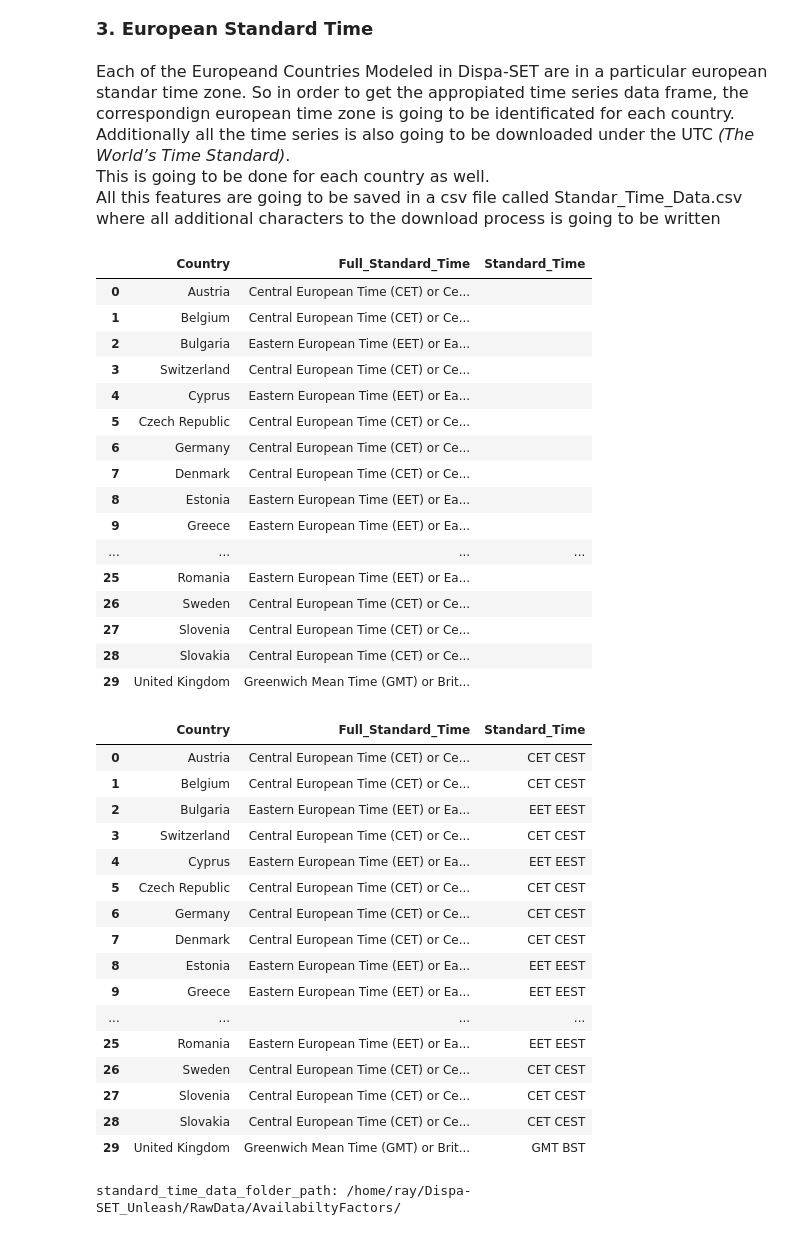
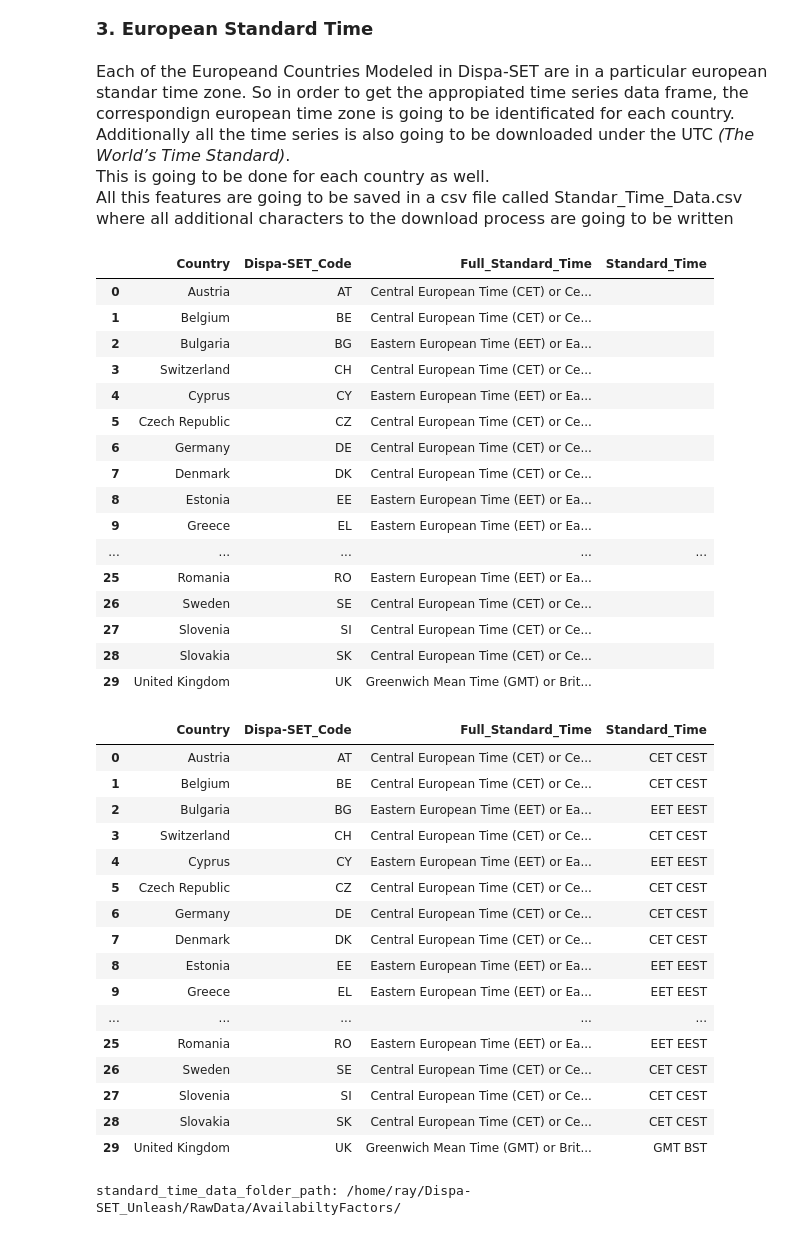
Before and after one commit to RayRojasCandia/Dispa-SET_Unleash, a Jupyter notebook: scripts/Data_Processing/Availability_Factor.ipynb, the cells around one changed output. Saved outputs shown, nothing was run; the diff lists cells and outputs as text; code cells hidden in the pictures.

```diff
--- a/scripts/Data_Processing/Availability_Factor.ipynb
+++ b/scripts/Data_Processing/Availability_Factor.ipynb
@@ -63,7 +64,7 @@ Additionally all the time series is also going to be downloaded under the UTC <e
 <br>
 This is going to be done for each country as well.
     <br>
-All this features are going to be saved in a csv file called Standar_Time_Data.csv where all additional characters to the download process is going to be written
+All this features are going to be saved in a csv file called Standar_Time_Data.csv where all additional characters to the download process are going to be written
 </div>
 # %%
 # Define lists of countries and standard times
@@ -73,6 +74,10 @@ countries = [
     "Croatia", "Hungary", "Ireland", "Italy", "Lithuania", "Luxembourg", "Latvia",
     "Malta", "Netherlands", "Norway", "Poland", "Portugal", "Romania", "Sweden",
     "Slovenia", "Slovakia", "United Kingdom"
+]
+
+dispaSET_codes = ["AT", "BE", "BG", "CH", "CY", "CZ", "DE", "DK", "EE", "EL", "ES", "FI", "FR", "HR", "HU",
+                  "IE", "IT", "LT", "LU", "LV", "MT", "NL", "NO", "PL", "PT", "RO", "SE", "SI", "SK", "UK"
 ]
 
 standard_times = [
@@ -88,51 +93,51 @@ standard_times = [
     "Eastern European Time (EET) or Eastern European Summer Time (EEST) when daylight saving time is observed",
     "Central European Time (CET) or Central European Summer Time (CEST) when daylight saving time is observed",
     "Eastern European Time (EET) or Eastern European Summer Time (EEST) when daylight saving time is observed",
     "Central European Time (CET) or Central European Summer Time (CEST) when daylight saving time is observed",
     "Central European Time (CET) or Central European Summer Time (CEST) when daylight saving time is observed",
     "Central European Time (CET) or Central European Summer Time (CEST) when daylight saving time is observed",
     "Greenwich Mean Time (GMT) or Irish Standard Time (IST) when daylight saving time is observed",
     "Central European Time (CET) or Central European Summer Time (CEST) when daylight saving time is observed",
     "Eastern European Time (EET) or Eastern European Summer Time (EEST) when daylight saving time is observed",
     "Central European Time (CET) or Central European Summer Time (CEST) when daylight saving time is observed",
     "Eastern European Time (EET) or Eastern European Summer Time (EEST) when daylight saving time is observed",
     "Central European Time (CET) or Central European Summer Time (CEST) when daylight saving time is observed",
     "Central European Time (CET) or Central European Summer Time (CEST) when daylight saving time is observed",
     "Central European Time (CET) or Central European Summer Time (CEST) when daylight saving time is observed",
     "Central European Time (CET) or Central European Summer Time (CEST) when daylight saving time is observed",
     "Western European Time (WET) or Western European Summer Time (WEST) when daylight saving time is observed",
     "Eastern European Time (EET) or Eastern European Summer Time (EEST) when daylight saving time is observed",
     "Central European Time (CET) or Central European Summer Time (CEST) when daylight saving time is observed",
     "Central European Time (CET) or Central European Summer Time (CEST) when daylight saving time is observed",
     "Central European Time (CET) or Central European Summer Time (CEST) when daylight saving time is observed",
     "Greenwich Mean Time (GMT) or British Summer Time (BST) when daylight saving time is observed"
 ]
 
 # Create DataFrame
-df = pd.DataFrame({'Country': countries, 'Full_Standard_Time': standard_times})
+df = pd.DataFrame({'Country': countries, 'Dispa-SET_Code': dispaSET_codes, 'Full_Standard_Time': standard_times})
 
 # Add new empty column
 df['Standard_Time'] = ''
 
 df
 # %% [output]
-|  | Country | Full_Standard_Time | Standard_Time |
-| 0 | Austria | Central European Time (CET) or Ce... |  |
-| 1 | Belgium | Central European Time (CET) or Ce... |  |
-| 2 | Bulgaria | Eastern European Time (EET) or Ea... |  |
-| 3 | Switzerland | Central European Time (CET) or Ce... |  |
-| 4 | Cyprus | Eastern European Time (EET) or Ea... |  |
-| 5 | Czech Republic | Central European Time (CET) or Ce... |  |
-| 6 | Germany | Central European Time (CET) or Ce... |  |
-| 7 | Denmark | Central European Time (CET) or Ce... |  |
-| 8 | Estonia | Eastern European Time (EET) or Ea... |  |
-| 9 | Greece | Eastern European Time (EET) or Ea... |  |
-| ... | ... | ... | ... |
-| 25 | Romania | Eastern European Time (EET) or Ea... |  |
-| 26 | Sweden | Central European Time (CET) or Ce... |  |
-| 27 | Slovenia | Central European Time (CET) or Ce... |  |
-| 28 | Slovakia | Central European Time (CET) or Ce... |  |
-| 29 | United Kingdom | Greenwich Mean Time (GMT) or Brit... |  |
+|  | Country | Dispa-SET_Code | Full_Standard_Time | Standard_Time |
+| 0 | Austria | AT | Central European Time (CET) or Ce... |  |
+| 1 | Belgium | BE | Central European Time (CET) or Ce... |  |
+| 2 | Bulgaria | BG | Eastern European Time (EET) or Ea... |  |
+| 3 | Switzerland | CH | Central European Time (CET) or Ce... |  |
+| 4 | Cyprus | CY | Eastern European Time (EET) or Ea... |  |
+| 5 | Czech Republic | CZ | Central European Time (CET) or Ce... |  |
+| 6 | Germany | DE | Central European Time (CET) or Ce... |  |
+| 7 | Denmark | DK | Central European Time (CET) or Ce... |  |
+| 8 | Estonia | EE | Eastern European Time (EET) or Ea... |  |
+| 9 | Greece | EL | Eastern European Time (EET) or Ea... |  |
+| ... | ... | ... | ... | ... |
+| 25 | Romania | RO | Eastern European Time (EET) or Ea... |  |
+| 26 | Sweden | SE | Central European Time (CET) or Ce... |  |
+| 27 | Slovenia | SI | Central European Time (CET) or Ce... |  |
+| 28 | Slovakia | SK | Central European Time (CET) or Ce... |  |
+| 29 | United Kingdom | UK | Greenwich Mean Time (GMT) or Brit... |  |
 # %%
 # Function to extract words in () and return as a string
 def extract_words_in_brackets(text):
@@ -144,23 +149,23 @@ df['Standard_Time'] = df['Full_Standard_Time'].apply(extract_words_in_brackets)
 
 df
 # %% [output]
-|  | Country | Full_Standard_Time | Standard_Time |
-| 0 | Austria | Central European Time (CET) or Ce... | CET CEST |
-| 1 | Belgium | Central European Time (CET) or Ce... | CET CEST |
-| 2 | Bulgaria | Eastern European Time (EET) or Ea... | EET EEST |
-| 3 | Switzerland | Central European Time (CET) or Ce... | CET CEST |
-| 4 | Cyprus | Eastern European Time (EET) or Ea... | EET EEST |
-| 5 | Czech Republic | Central European Time (CET) or Ce... | CET CEST |
-| 6 | Germany | Central European Time (CET) or Ce... | CET CEST |
-| 7 | Denmark | Central European Time (CET) or Ce... | CET CEST |
-| 8 | Estonia | Eastern European Time (EET) or Ea... | EET EEST |
-| 9 | Greece | Eastern European Time (EET) or Ea... | EET EEST |
-| ... | ... | ... | ... |
-| 25 | Romania | Eastern European Time (EET) or Ea... | EET EEST |
-| 26 | Sweden | Central European Time (CET) or Ce... | CET CEST |
-| 27 | Slovenia | Central European Time (CET) or Ce... | CET CEST |
-| 28 | Slovakia | Central European Time (CET) or Ce... | CET CEST |
-| 29 | United Kingdom | Greenwich Mean Time (GMT) or Brit... | GMT BST |
+|  | Country | Dispa-SET_Code | Full_Standard_Time | Standard_Time |
+| 0 | Austria | AT | Central European Time (CET) or Ce... | CET CEST |
+| 1 | Belgium | BE | Central European Time (CET) or Ce... | CET CEST |
+| 2 | Bulgaria | BG | Eastern European Time (EET) or Ea... | EET EEST |
+| 3 | Switzerland | CH | Central European Time (CET) or Ce... | CET CEST |
+| 4 | Cyprus | CY | Eastern European Time (EET) or Ea... | EET EEST |
+| 5 | Czech Republic | CZ | Central European Time (CET) or Ce... | CET CEST |
+| 6 | Germany | DE | Central European Time (CET) or Ce... | CET CEST |
+| 7 | Denmark | DK | Central European Time (CET) or Ce... | CET CEST |
+| 8 | Estonia | EE | Eastern European Time (EET) or Ea... | EET EEST |
+| 9 | Greece | EL | Eastern European Time (EET) or Ea... | EET EEST |
+| ... | ... | ... | ... | ... |
+| 25 | Romania | RO | Eastern European Time (EET) or Ea... | EET EEST |
+| 26 | Sweden | SE | Central European Time (CET) or Ce... | CET CEST |
+| 27 | Slovenia | SI | Central European Time (CET) or Ce... | CET CEST |
+| 28 | Slovakia | SK | Central European Time (CET) or Ce... | CET CEST |
+| 29 | United Kingdom | UK | Greenwich Mean Time (GMT) or Brit... | GMT BST |
 # %%
 # Additional string to be appended
 additional_path = "/RawData/AvailabiltyFactors/"
```
Also changed, not shown: parts of 22 cells of this notebook, 5 other files.
